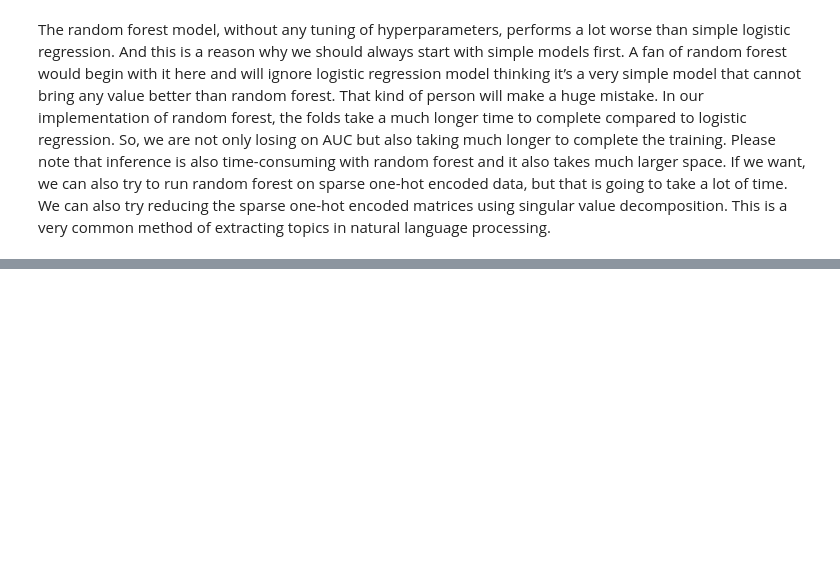
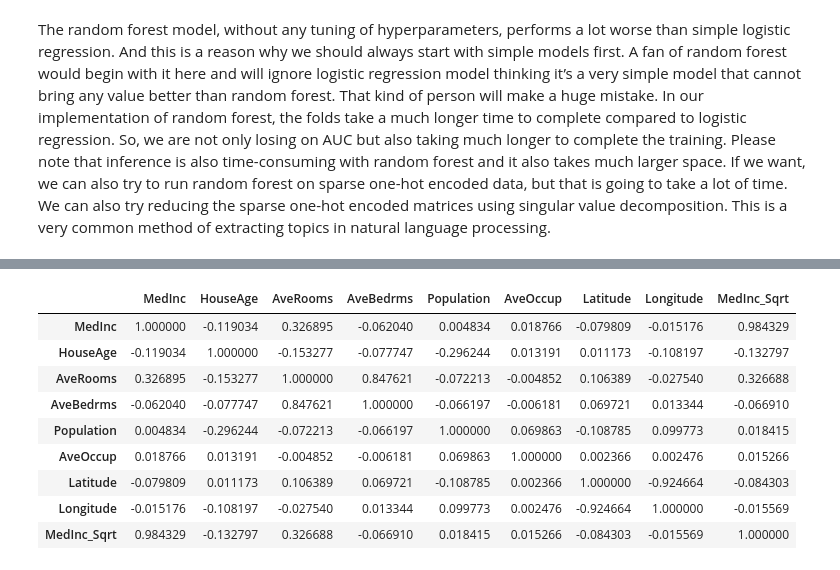
Before and after one commit to BibhuDas123/Exploratory_Data_Analysis, a Jupyter notebook: NOTES_AND_CODE_SNIPPETS.ipynb, the cells around one changed output, grey strips where cells are left out. Cells and saved outputs as stored; diff of their text form; code cells hidden in the pictures; blank space fills up the shorter version.

```diff
--- a/NOTES_AND_CODE_SNIPPETS.ipynb
+++ b/NOTES_AND_CODE_SNIPPETS.ipynb
@@ -741,0 +1594,16 @@ def run(fold):
+# %%
+import pandas as pd
+from sklearn.datasets import fetch_california_housing
+#fetch a regression dataset
+data = fetch_california_housing()
+X = data["data"]
+col_names = data["feature_names"]
+y = data["target"]
+df = pd.DataFrame(X, columns=col_names)
+#introduce a highly correlated column
+df.loc[:, "MedInc_Sqrt"] = df.MedInc.apply(np.sqrt)
+#get correlation matrix (pearson)
+df.corr()
+
+#We see that the feature MedInc_Sqrt has a very high correlation with MedInc. We  can thus remove one of them.
+# %% [output]
@@ -741,0 +1611,10 @@ def run(fold):
+|  | MedInc | HouseAge | AveRooms | AveBedrms | Population | AveOccup | Latitude | Longitude | MedInc_Sqrt |
+| MedInc | 1.000000 | -0.119034 | 0.326895 | -0.062040 | 0.004834 | 0.018766 | -0.079809 | -0.015176 | 0.984329 |
+| HouseAge | -0.119034 | 1.000000 | -0.153277 | -0.077747 | -0.296244 | 0.013191 | 0.011173 | -0.108197 | -0.132797 |
+| AveRooms | 0.326895 | -0.153277 | 1.000000 | 0.847621 | -0.072213 | -0.004852 | 0.106389 | -0.027540 | 0.326688 |
+| AveBedrms | -0.062040 | -0.077747 | 0.847621 | 1.000000 | -0.066197 | -0.006181 | 0.069721 | 0.013344 | -0.066910 |
+| Population | 0.004834 | -0.296244 | -0.072213 | -0.066197 | 1.000000 | 0.069863 | -0.108785 | 0.099773 | 0.018415 |
+| AveOccup | 0.018766 | 0.013191 | -0.004852 | -0.006181 | 0.069863 | 1.000000 | 0.002366 | 0.002476 | 0.015266 |
+| Latitude | -0.079809 | 0.011173 | 0.106389 | 0.069721 | -0.108785 | 0.002366 | 1.000000 | -0.924664 | -0.084303 |
+| Longitude | -0.015176 | -0.108197 | -0.027540 | 0.013344 | 0.099773 | 0.002476 | -0.924664 | 1.000000 | -0.015569 |
+| MedInc_Sqrt | 0.984329 | -0.132797 | 0.326688 | -0.066910 | 0.018415 | 0.015266 | -0.084303 | -0.015569 | 1.000000 |
```
Also changed, not shown: parts of 54 cells of this notebook.
